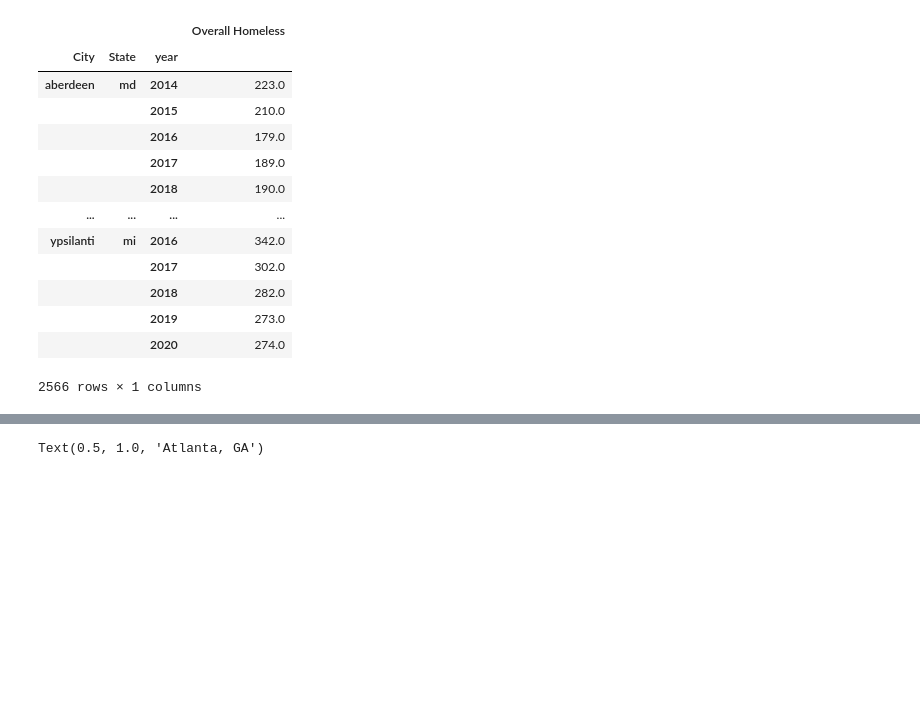
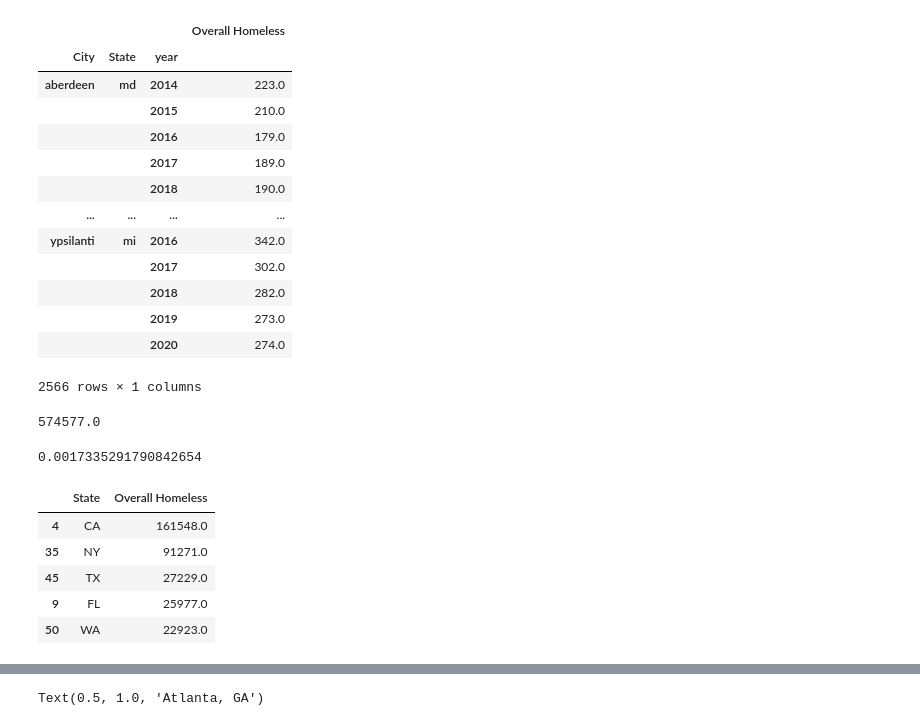
Before and after one commit to AndrewGossage/Homelessness-in-America, a Jupyter notebook: data/homelessness/homelessness_cleaning/EDA of homless counts.ipynb, the cells around one changed output, grey strips where cells are left out. Drawn from its saved outputs; the diff is of its cells as text; code cells hidden in the pictures; blank space fills up the shorter version.

```diff
--- a/data/homelessness/homelessness_cleaning/EDA of homless counts.ipynb
+++ b/data/homelessness/homelessness_cleaning/EDA of homless counts.ipynb
@@ -80,3 +80,23 @@ data.groupby(['City', 'State','year'])[['Overall Homeless']].sum()
 |  |  | 2019 | 273.0 |
 |  |  | 2020 | 274.0 |
 2566 rows × 1 columns
+# %%
+# Overall Homeless numbers for the country in 2020 by state
+
+PIT_state = data[data['year']==2020].groupby(['State'])[['Overall Homeless']].sum()
+PIT_state = PIT_state.reset_index()
+PIT_state['State'] = PIT_state['State'].str.upper()
+# Number of homeless people in the US in 2020
+PIT_state['Overall Homeless'].sum()
+#Percentage of peeople homeless in the US in 2020
+PIT_state['Overall Homeless'].sum()/331_449_281
+PIT_state.sort_values(by = 'Overall Homeless', ascending = False).head(5)
+# %% [output]
+574577.0
+0.0017335291790842654
+|  | State | Overall Homeless |
+| 4 | CA | 161548.0 |
+| 35 | NY | 91271.0 |
+| 45 | TX | 27229.0 |
+| 9 | FL | 25977.0 |
+| 50 | WA | 22923.0 |
```
Also changed, not shown: parts of 9 cells of this notebook, 4 other files.
